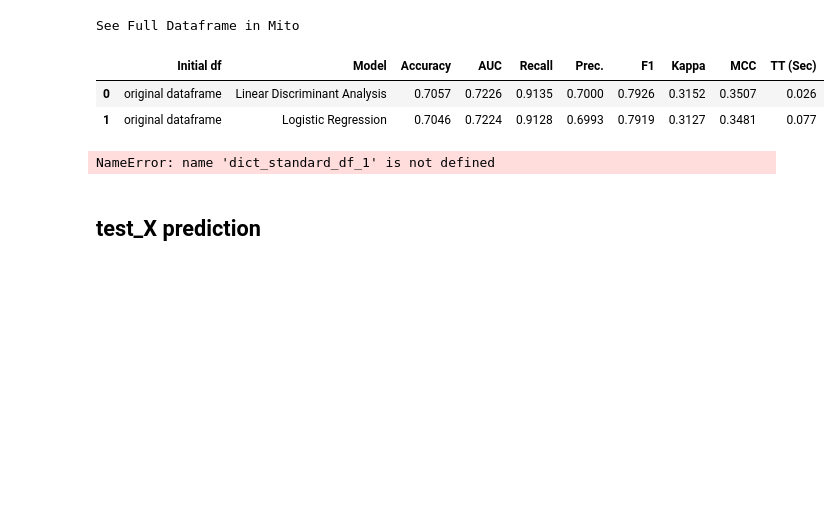
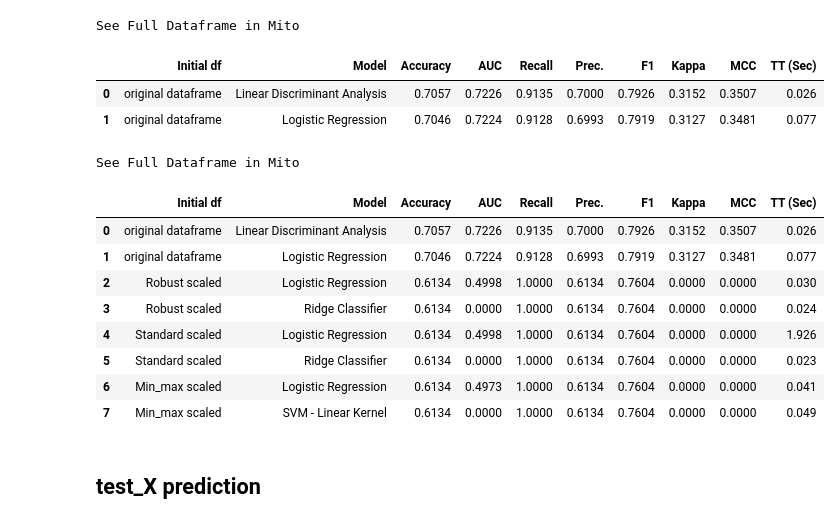
Before and after one commit to MarkusHumetus/Hackathon_Decathlon_ITAcademy, a Jupyter notebook: main.ipynb, the cells around one changed output. Saved outputs shown, nothing was run; the diff lists cells and outputs as text; code cells hidden in the pictures; blank space fills up the shorter version.

```diff
--- a/main.ipynb
+++ b/main.ipynb
@@ -641,16 +641,26 @@ See Full Dataframe in Mito
 # %%
 all_results_screening_pycaret_initial_state1=pd.DataFrame()
 for dictionary in [dict_unmodified_df_1,
                     dict_robust_df_1,
                     dict_standard_df_1 ,
+                    dict_min_max_df_1
 
                     ]:
     join=[all_results_screening_pycaret_initial_state1, dictionary['results_df'].iloc[:2,:]]
     all_results_screening_pycaret_initial_state1 = pd.concat(join)
 all_results_screening_pycaret_initial_state1.reset_index(drop=True, inplace=True)
 all_results_screening_pycaret_initial_state1
 # %% [output]
-NameError: name 'dict_standard_df_1' is not defined
+See Full Dataframe in Mito
+|  | Initial df | Model | Accuracy | AUC | Recall | Prec. | F1 | Kappa | MCC | TT (Sec) |
+| 0 | original dataframe | Linear Discriminant Analysis | 0.7057 | 0.7226 | 0.9135 | 0.7000 | 0.7926 | 0.3152 | 0.3507 | 0.026 |
+| 1 | original dataframe | Logistic Regression | 0.7046 | 0.7224 | 0.9128 | 0.6993 | 0.7919 | 0.3127 | 0.3481 | 0.077 |
+| 2 | Robust scaled | Logistic Regression | 0.6134 | 0.4998 | 1.0000 | 0.6134 | 0.7604 | 0.0000 | 0.0000 | 0.030 |
+| 3 | Robust scaled | Ridge Classifier | 0.6134 | 0.0000 | 1.0000 | 0.6134 | 0.7604 | 0.0000 | 0.0000 | 0.024 |
+| 4 | Standard scaled | Logistic Regression | 0.6134 | 0.4998 | 1.0000 | 0.6134 | 0.7604 | 0.0000 | 0.0000 | 1.926 |
+| 5 | Standard scaled | Ridge Classifier | 0.6134 | 0.0000 | 1.0000 | 0.6134 | 0.7604 | 0.0000 | 0.0000 | 0.023 |
+| 6 | Min_max scaled | Logistic Regression | 0.6134 | 0.4973 | 1.0000 | 0.6134 | 0.7604 | 0.0000 | 0.0000 | 0.041 |
+| 7 | Min_max scaled | SVM - Linear Kernel | 0.6134 | 0.0000 | 1.0000 | 0.6134 | 0.7604 | 0.0000 | 0.0000 | 0.049 |
 # %% [markdown]
 ## test_X prediction
 # %% [markdown]
```
Also changed, not shown: parts of 12 cells of this notebook, 4 other files.
